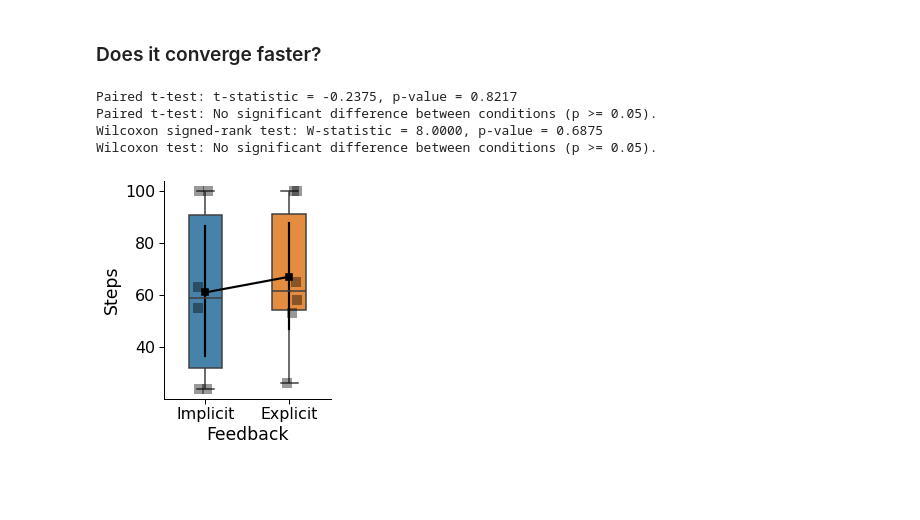
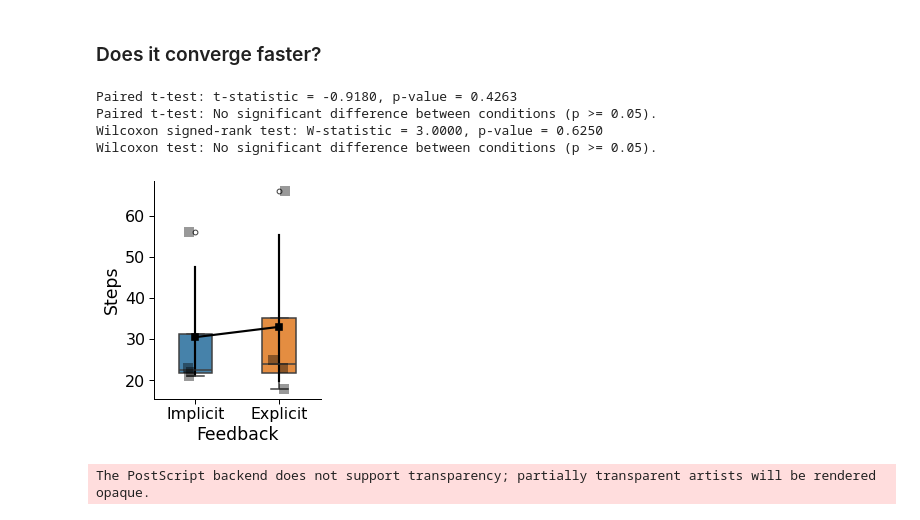
Before and after one commit to lukasgehrke/neuroadaptive-xr, a Jupyter notebook: analyses/implicit_vs_explicit.ipynb, the cells around one changed output. Saved outputs shown, nothing was run; the diff lists cells and outputs as text; code cells hidden in the pictures; blank space fills up the shorter version.

```diff
--- a/analyses/implicit_vs_explicit.ipynb
+++ b/analyses/implicit_vs_explicit.ipynb
@@ -32,3 +34,6 @@ merged_df = pd.merge(highest_answerID_profiles, df_participants, left_on='id', r
+# %%
+# remove all rows where 'Dataset' is < 14
+merged_df = merged_df[merged_df['Dataset'] >= 14]
 # %% [markdown]
 ## Comparing Implicit and Explicit wrong_explicit
 # %% [markdown]
@@ -81,10 +86,11 @@ if result.pvalue < 0.05:
 else:
     print("No significant difference between groups (p >= 0.05)")
 
+title = 'impl_explc_contingeny_table'
 with sns.plotting_context('paper', font_scale = 1.8):
 
     ### Create new plot
-    fig, ax = plt.subplots(1, 1, figsize=(3,3))
+    fig, ax = plt.subplots(1, 1, figsize=(3,4))
     fig.patch.set_alpha(1)
 
     sns.despine() #bottom=True, left=True
@@ -95,5 +101,9 @@ with sns.plotting_context('paper', font_scale = 1.8):
     plt.xlabel("Explicit Convergence")
     plt.ylabel("Implicit Convergence")
     plt.show()
+
+    fig.savefig(title + '.eps', format='eps', transparent=True, bbox_inches='tight', dpi=300)
+    fig.savefig(title + '.svg', format='svg', transparent=True, bbox_inches='tight', dpi=300)
+    fig.savefig(title + '.png', format='png', transparent=True, bbox_inches='tight', dpi=300)
 # %% [output]
 Contingency Table:
@@ -134,9 +144,9 @@ if p_wilcoxon < 0.05:
 else:
     print("Wilcoxon test: No significant difference between conditions (p >= 0.05).")
 # %% [output]
-Paired t-test: t-statistic = -0.2375, p-value = 0.8217
+Paired t-test: t-statistic = -0.9180, p-value = 0.4263
 Paired t-test: No significant difference between conditions (p >= 0.05).
-Wilcoxon signed-rank test: W-statistic = 8.0000, p-value = 0.6875
+Wilcoxon signed-rank test: W-statistic = 3.0000, p-value = 0.6250
 Wilcoxon test: No significant difference between conditions (p >= 0.05).
 # %%
 import pandas as pd
@@ -150,39 +160,40 @@ df_melted = merged_df.melt(id_vars=['Dataset'], value_vars=['Steps_Implicit', 'S
 df_melted['Feedback'] = df_melted['Feedback'].replace({'Steps_Implicit': 'Implicit', 'Steps_Explicit': 'Explicit'})
 
 # Plotting
+title = 'impl_explc_steps'
 with sns.plotting_context('paper', font_scale=1.8):
     fig, ax = plt.subplots(1, 1, figsize=(3, 4))
     fig.patch.set_alpha(1)
 
     sns.despine()
 
     # Create the boxplot
     ax = sns.boxplot(data=df_melted, x='Feedback', y='Steps', order=['Implicit', 'Explicit'], hue='Feedback', width=.4, linewidth=1.5)
     for patch in ax.patches:  # adapt alpha
         r, g, b, a = patch.get_facecolor()
         patch.set_facecolor((r, g, b, .9))
 
     # Add points to show each observation
     ax = sns.stripplot(data=df_melted, x='Feedback', y='Steps', s=10, legend= True, marker="s", color = 'black',edgecolor = 'black',alpha=0.4)
 
     # ax = sns.scatterplot(data = df_melted, x ='Feedback', y='Steps', s=50, legend= True, marker="s", color = 'black',edgecolor = 'black',alpha=0.4)
 
     # Show line connecting means
     ax = sns.pointplot(data=df_melted, x='Feedback', y='Steps', markers="s", color='black', order=['Implicit', 'Explicit'])
 
     # # Show scatter points
     # ax = sns.scatterplot(data=df_melted, x='Feedback', y='Steps', s=50, legend=False, marker="s", color='black', edgecolor='black', alpha=0.4)
 
     # Customize the plot
     # ax.set_title("Implicit vs Explicit Steps")
     ax.set_ylabel("Steps")
     ax.set_xlabel("Feedback")
 
     plt.show()
 
-# Save the figure (optional)
-# fig.savefig('results/implicit_vs_explicit_steps.eps', format='eps', transparent=True, bbox_inches='tight', dpi=300)
-# fig.savefig('results/implicit_vs_explicit_steps.svg', format='svg', transparent=True, bbox_inches='tight', dpi=300)
-# fig.savefig('results/implicit_vs_explicit_steps.png', format='png', transparent=True, bbox_inches='tight', dpi=300)
+    fig.savefig(title + '.eps', format='eps', transparent=True, bbox_inches='tight', dpi=300)
+    fig.savefig(title + '.svg', format='svg', transparent=True, bbox_inches='tight', dpi=300)
+    fig.savefig(title + '.png', format='png', transparent=True, bbox_inches='tight', dpi=300)
 # %% [output]
-[figure, old version]
+[figure, new version]
+The PostScript backend does not support transparency; partially transparent artists will be rendered opaque.
```
Also changed, not shown: parts of 2 cells of this notebook, 5 other files.
